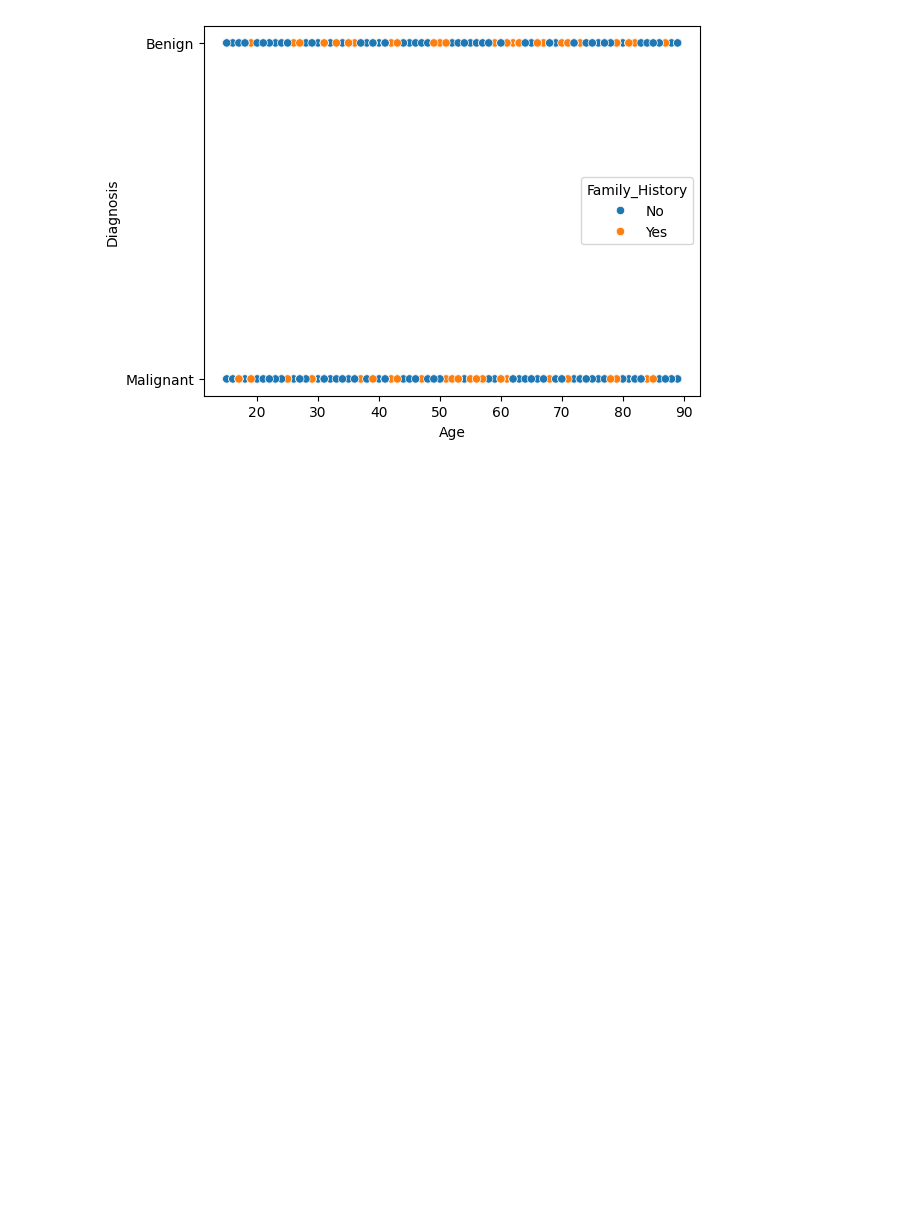
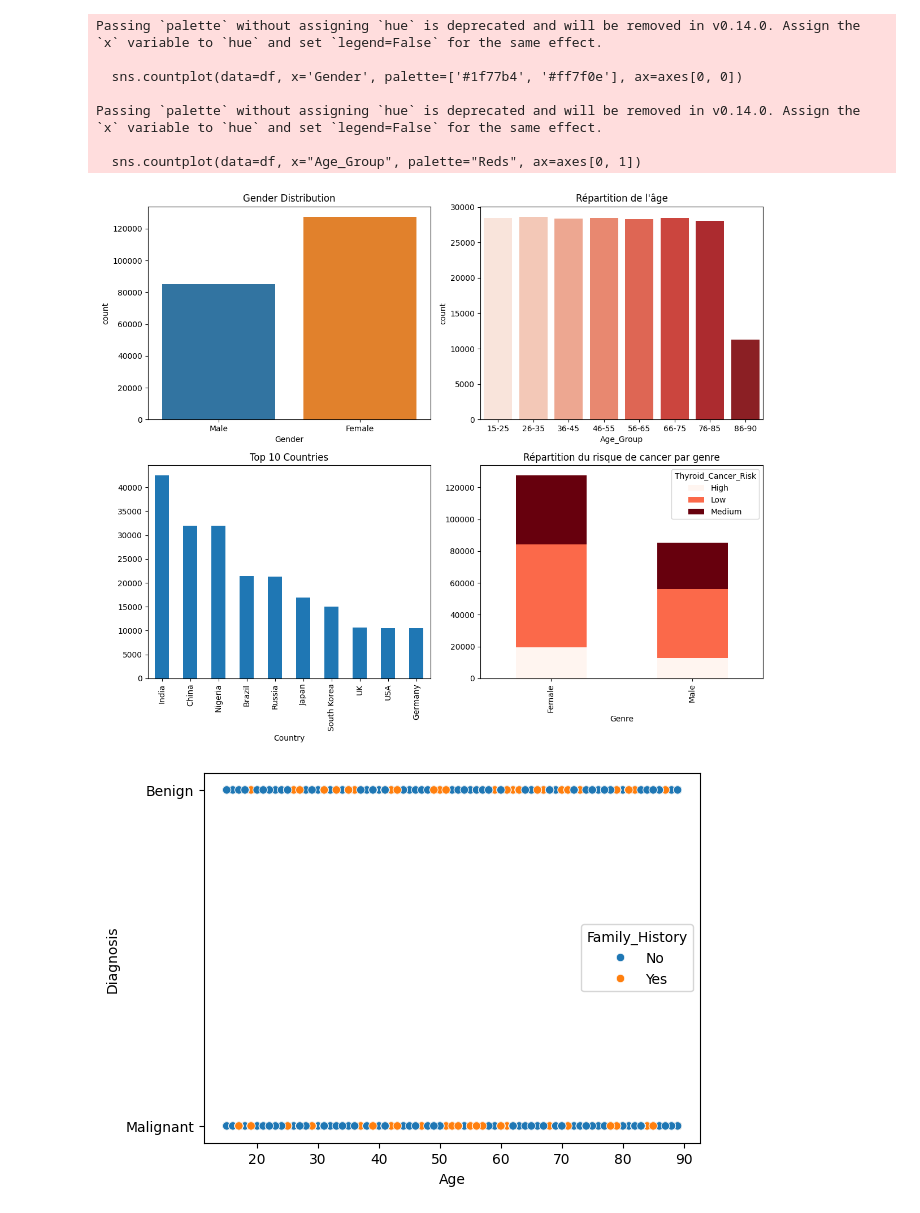
Before and after one commit to Death4Sword/ML_Cancer_Risk_Project, a Jupyter notebook: analyse_exhaustive.ipynb, the cells around one changed output. Cells and saved outputs as stored; diff of their text form; code cells hidden in the pictures; blank space fills up the shorter version.

```diff
--- a/analyse_exhaustive.ipynb
+++ b/analyse_exhaustive.ipynb
@@ -55 +93,36 @@ df = df.drop('Patient_ID')
+# %%
+fig, axes = plt.subplots(2, 2, figsize=(12, 10))
+
+sns.countplot(data=df, x='Gender', palette=['#1f77b4', '#ff7f0e'], ax=axes[0, 0])
+axes[0, 0].set_title('Gender Distribution')
+
+age = [15, 25, 35, 45, 55, 65, 75, 85, 90]
+groups = ["15-25", "26-35", "36-45", "46-55", "56-65", "66-75", "76-85", "86-90"]
+df["Age_Group"] = pd.cut(df["Age"], bins=age, labels=groups, right=True)
+
+# Tracer un histogramme avec les groupes d'âge
+sns.countplot(data=df, x="Age_Group", palette="Reds", ax=axes[0, 1])
+axes[0, 1].set_title("Répartition de l'âge")
+
+df['Country'].value_counts().head(10).plot(kind='bar', ax=axes[1, 0])
+axes[1, 0].set_title('Top 10 Countries')
+
+gender_risk_counts = df.groupby(["Gender", "Thyroid_Cancer_Risk"]).size().unstack()
+gender_risk_counts.plot(kind="bar", stacked=True, colormap="Reds", ax=axes[1, 1])
+axes[1, 1].set_title("Répartition du risque de cancer par genre")
+axes[1, 1].set_xlabel("Genre")
+
+
+
+plt.tight_layout()
+plt.show()
+# %% [output]
+Passing `palette` without assigning `hue` is deprecated and will be removed in v0.14.0. Assign the `x` variable to `hue` and set `legend=False` for the same effect.
+
+  sns.countplot(data=df, x='Gender', palette=['#1f77b4', '#ff7f0e'], ax=axes[0, 0])
+
+Passing `palette` without assigning `hue` is deprecated and will be removed in v0.14.0. Assign the `x` variable to `hue` and set `legend=False` for the same effect.
+
+  sns.countplot(data=df, x="Age_Group", palette="Reds", ax=axes[0, 1])
+[figure, added]
 # %%
```
Also changed, not shown: parts of 20 cells of this notebook, 2 other files.
